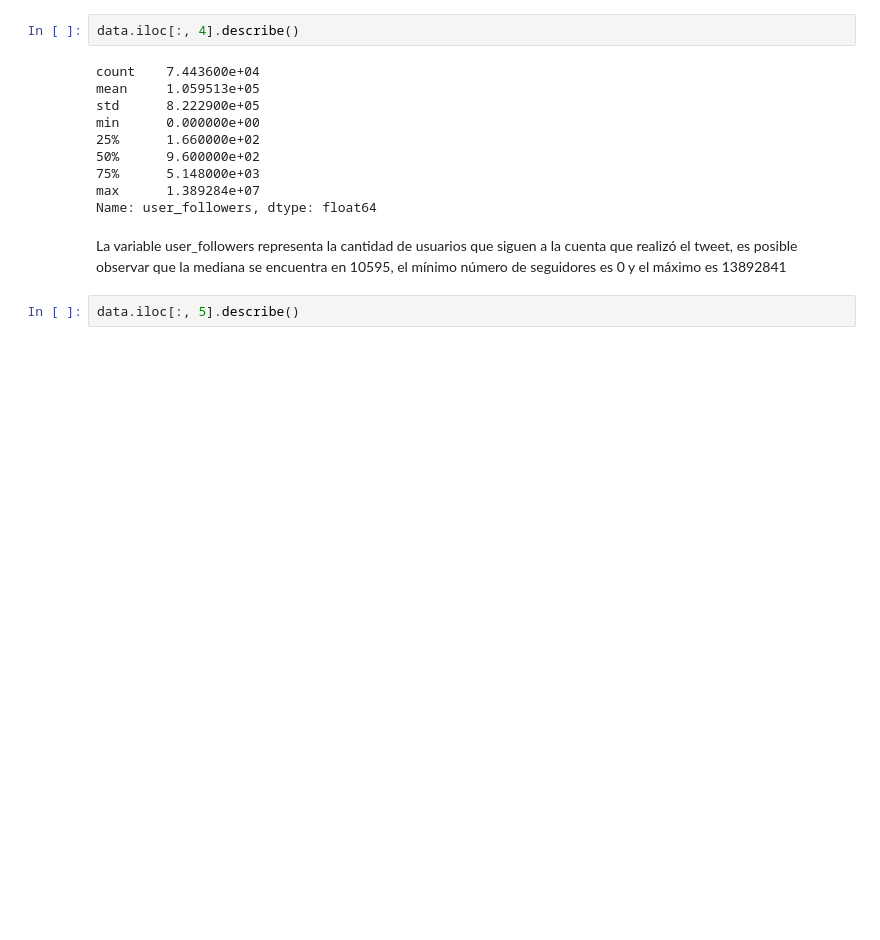
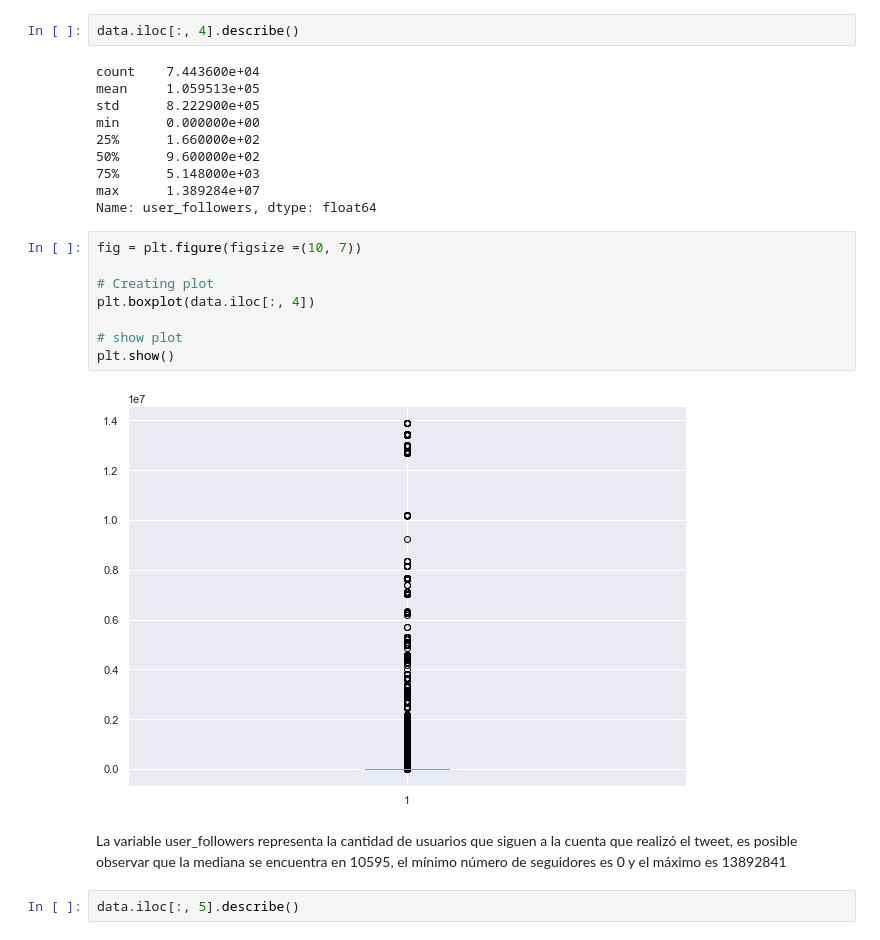
Before and after one commit to paofgz/retoAnalitica, a Jupyter notebook: Dia2/ObtencionEstadisticasDescriptivas.ipynb, the cells around one changed output. Drawn from its saved outputs; the diff is of its cells as text; blank space fills up the shorter version.

```diff
--- a/Dia2/ObtencionEstadisticasDescriptivas.ipynb
+++ b/Dia2/ObtencionEstadisticasDescriptivas.ipynb
@@ -106,6 +108,16 @@ min      0.000000e+00
 75%      5.148000e+03
 max      1.389284e+07
 Name: user_followers, dtype: float64
+# %%
+fig = plt.figure(figsize =(10, 7))
+
+# Creating plot
+plt.boxplot(data.iloc[:, 4])
+
+# show plot
+plt.show()
+# %% [output]
+[figure, added]
 # %% [markdown]
 La variable user_followers representa la cantidad de usuarios que siguen a la cuenta que realizó el tweet, es posible observar que la mediana se encuentra en 10595, el mínimo número de seguidores es 0 y el máximo es 13892841
 # %%
```
Also changed, not shown: parts of 10 cells of this notebook, 3 other files.
